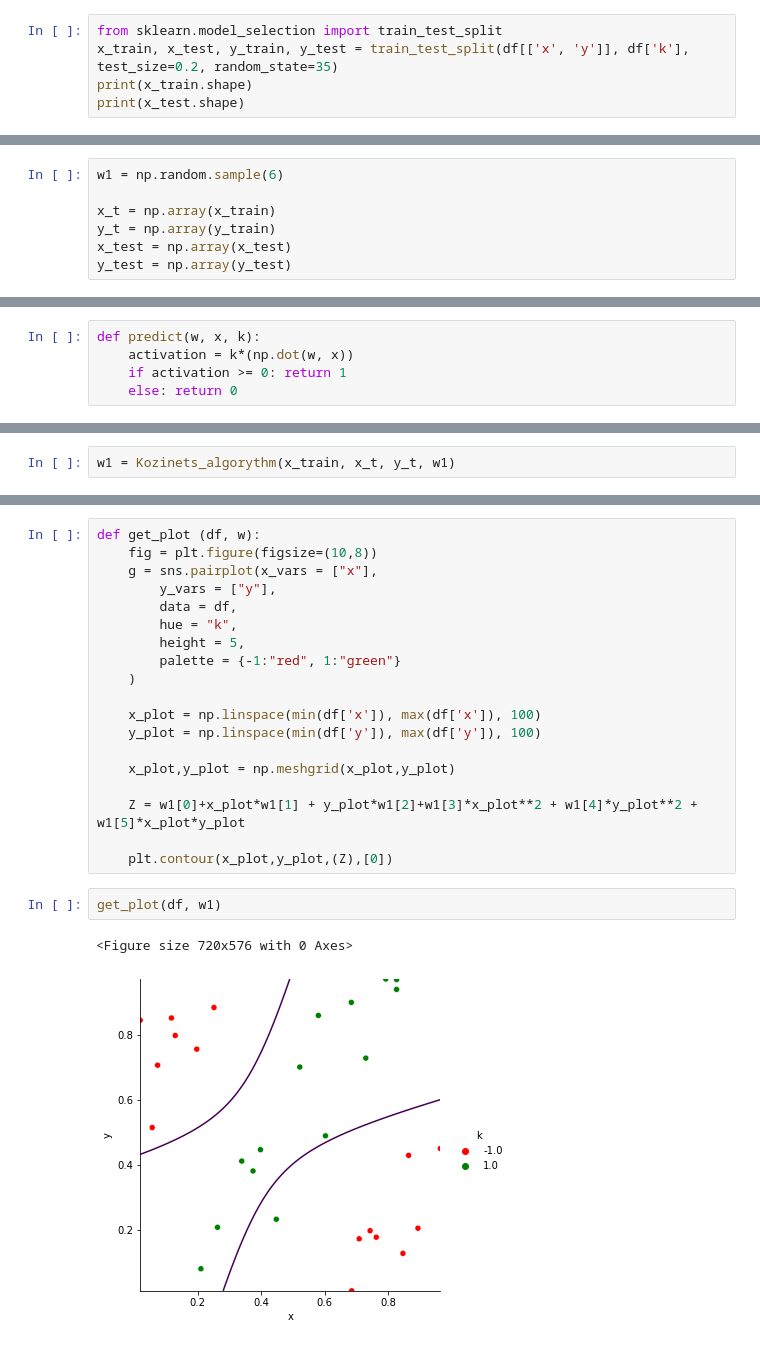
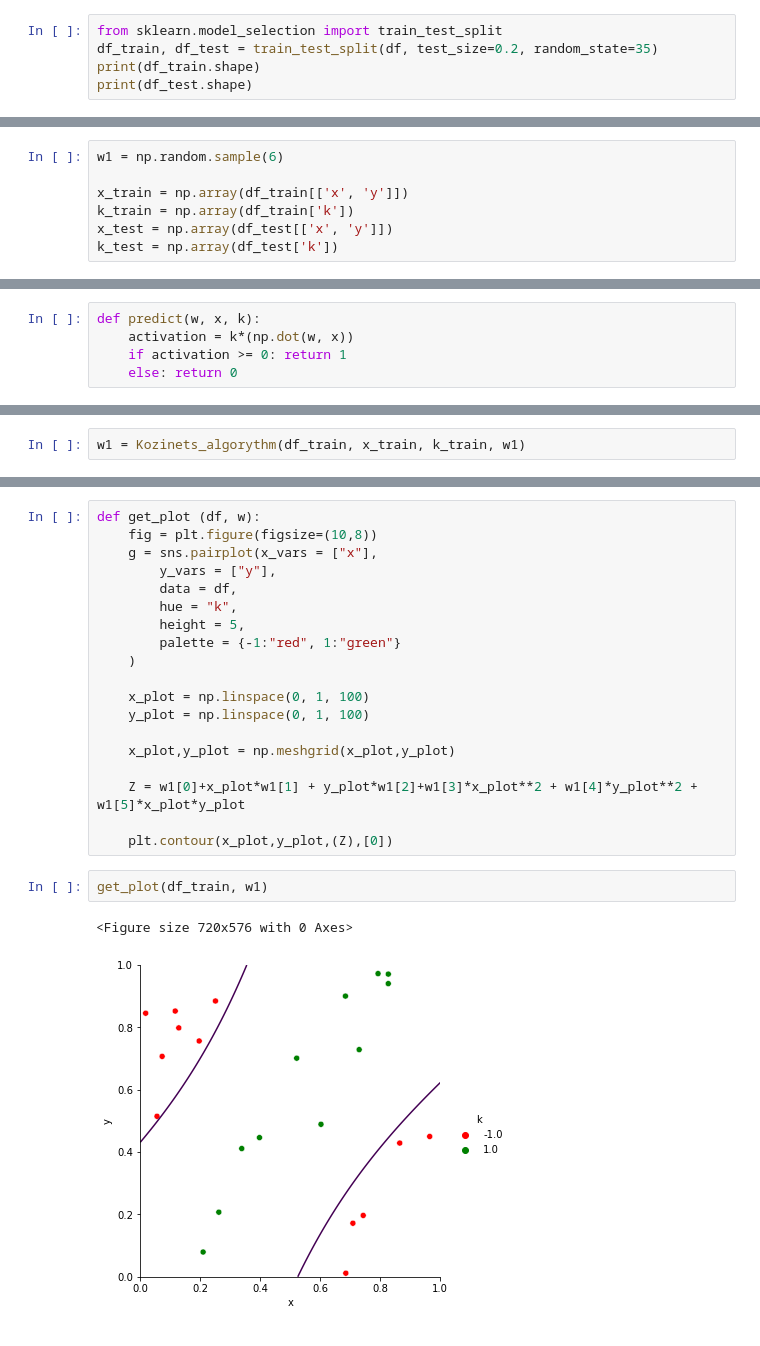
Before and after one commit to AnnaVusata/Labs_Computer_vision, a Jupyter notebook: lab2_comp_vis.ipynb, the cells around one changed output, grey strips where cells are left out. Saved outputs shown, nothing was run; the diff lists cells and outputs as text.

Commit message:
changes in get_plot() func
Теперь строим график не на всех данный, а отдельно на обучающей и тестовой выборках

```diff
--- a/lab2_comp_vis.ipynb
+++ b/lab2_comp_vis.ipynb
@@ -71,7 +71,7 @@ sns.pairplot(x_vars = ["x"],
 [figure]
 # %%
 from sklearn.model_selection import train_test_split
-x_train, x_test, y_train, y_test = train_test_split(df[['x', 'y']], df['k'], test_size=0.2, random_state=35)
-print(x_train.shape)
-print(x_test.shape)
+df_train, df_test = train_test_split(df, test_size=0.2, random_state=35)
+print(df_train.shape)
+print(df_test.shape)
 # %% [output]
@@ -80,10 +80,10 @@ print(x_test.shape)
 # %%
 w1 = np.random.sample(6)
 
-x_t = np.array(x_train)
-y_t = np.array(y_train)
-x_test = np.array(x_test)
-y_test = np.array(y_test)
+x_train = np.array(df_train[['x', 'y']])
+k_train = np.array(df_train['k'])
+x_test = np.array(df_test[['x', 'y']])
+k_test = np.array(df_test['k'])
 # %%
 print(len(w1), w1)
 # %% [output]
@@ -114,6 +113,6 @@ def Kozinets_algorythm(df, x, k, w1):
     print(w1)
     return w1
 # %%
-w1 = Kozinets_algorythm(x_train, x_t, y_t, w1)
+w1 = Kozinets_algorythm(df_train, x_train, k_train, w1)
 # %% [output]
 Step=0, Errors=8
@@ -138,8 +137,8 @@ def get_plot (df, w):
         palette = {-1:"red", 1:"green"}
     )
 
-    x_plot = np.linspace(min(df['x']), max(df['x']), 100)
-    y_plot = np.linspace(min(df['y']), max(df['y']), 100)
+    x_plot = np.linspace(0, 1, 100)
+    y_plot = np.linspace(0, 1, 100)
 
     x_plot,y_plot = np.meshgrid(x_plot,y_plot)
 
@@ -147,7 +146,7 @@ def get_plot (df, w):
 
     plt.contour(x_plot,y_plot,(Z),[0])
 # %%
-get_plot(df, w1)
+get_plot(df_train, w1)
 # %% [output]
 <Figure size 720x576 with 0 Axes>
-[figure, old version]
+[figure, new version]
```
Also changed, not shown: parts of 5 cells of this notebook.
